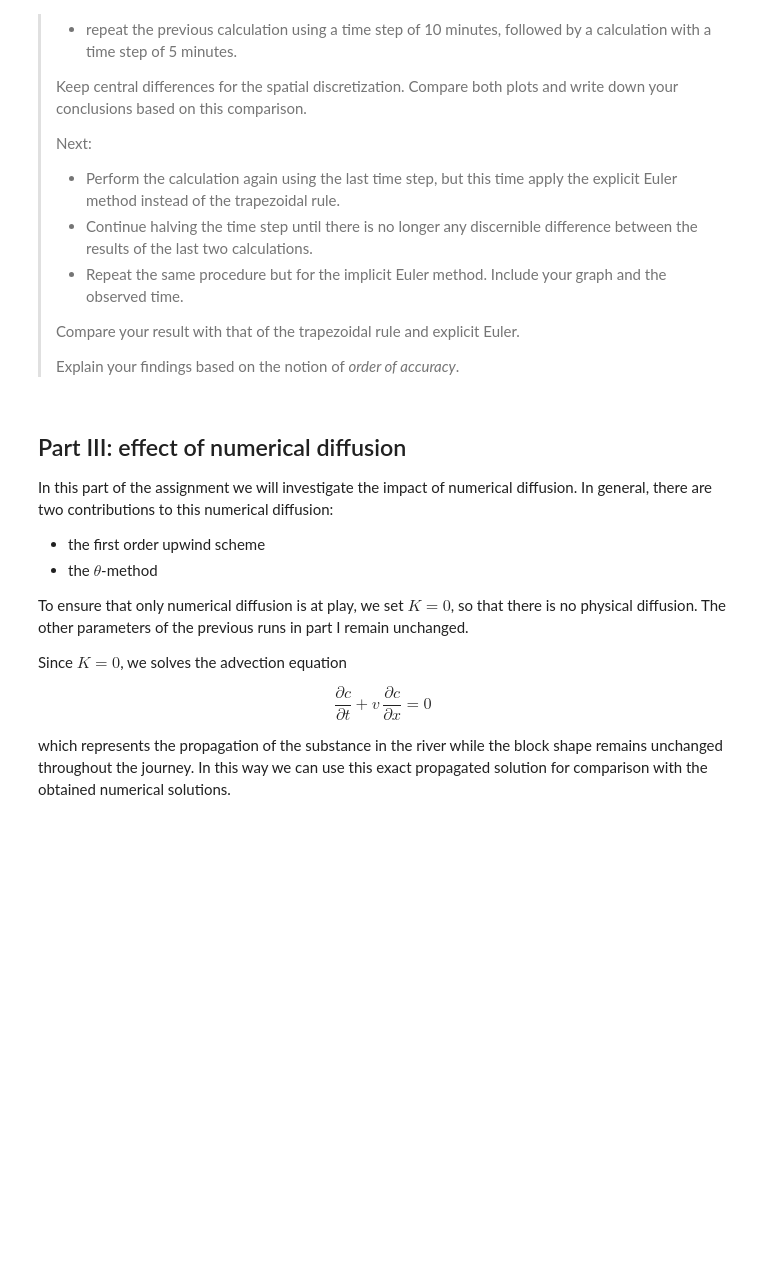
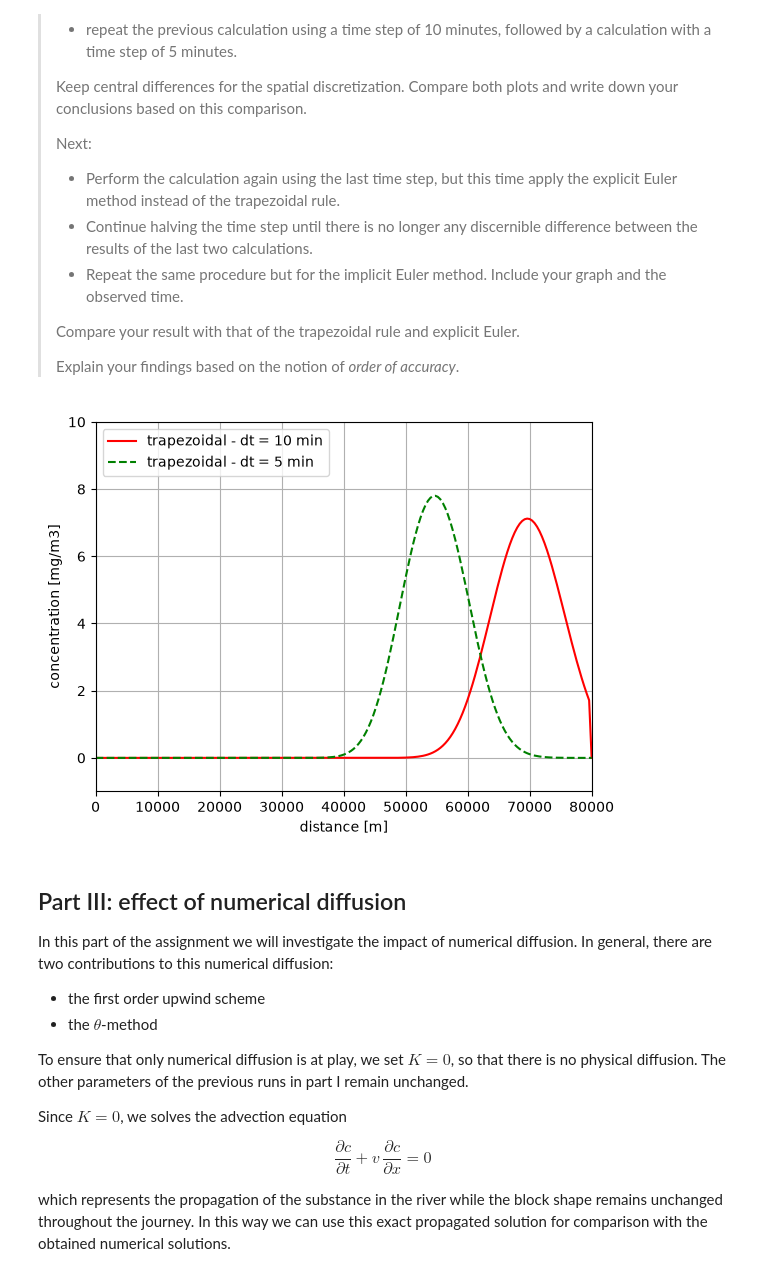
Before and after one commit to mbezmali/G.A.2.1-BEZMALINOVICH, a Jupyter notebook: grp09.ipynb, the cells around one changed output. Drawn from its saved outputs; the diff is of its cells as text; code cells hidden in the pictures; blank space fills up the shorter version.

```diff
--- a/grp09.ipynb
+++ b/grp09.ipynb
@@ -237,30 +242,33 @@ In the remainder of this assignment we will work with these three schemes.
 # %%
 # Parameters for Task 2.1
 
 # We do the first one for you!
 dxmethod = 'central'
 dtmethod = 'theta'
 
 theta = 0.5
 
 # replot the current result
+t_eval = 90000
 plt.plot(x,c[N,:],'r',label='trapezoidal - dt = 10 min')
 
 # reduce time step by factor 2
 dt = dt / 2
 
 
 # Now it's your turn!
-
-### YOUR CODE HERE ###
+c_trap5 = advdiff(u, K, c0, lenD, dt, Tend, dxmethod, dtmethod, theta)
+plt.plot(x, c_trap5[int(t_eval / dt), :], 'g--', label='trapezoidal - dt = 5 min')
 
 
 # finalize the plot. Hint: plot them together on the same figure
 plt.axis(np.array([0,lenD,-1,10]))
 plt.xlabel('distance [m]')
 plt.ylabel('concentration [mg/m3]')
 plt.legend(loc = "upper left")
 plt.grid()
+# %% [output]
+[figure, added]
 # %% [markdown]
 ## Part III: effect of numerical diffusion
 
```
Also changed, not shown: parts of 7 cells of this notebook.
